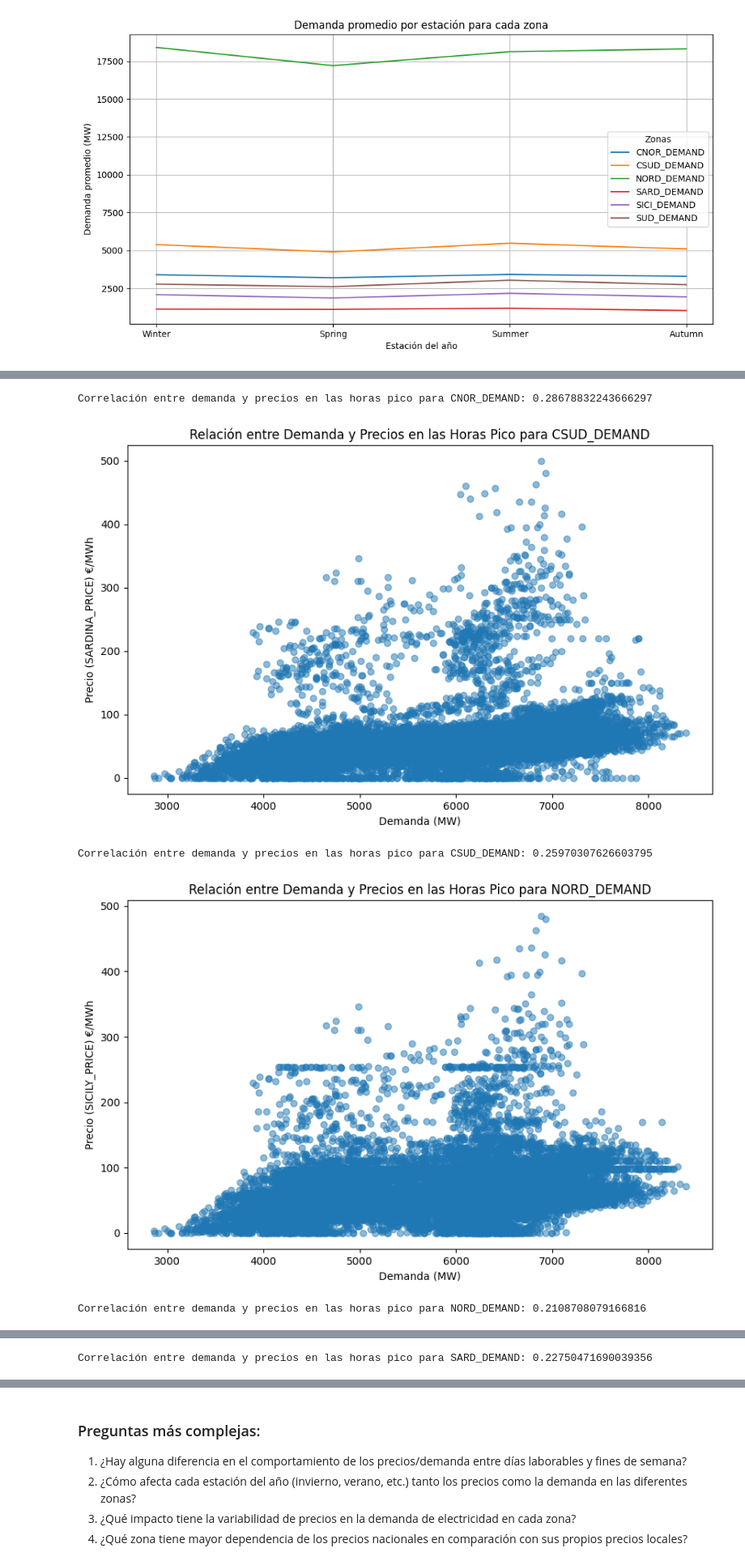
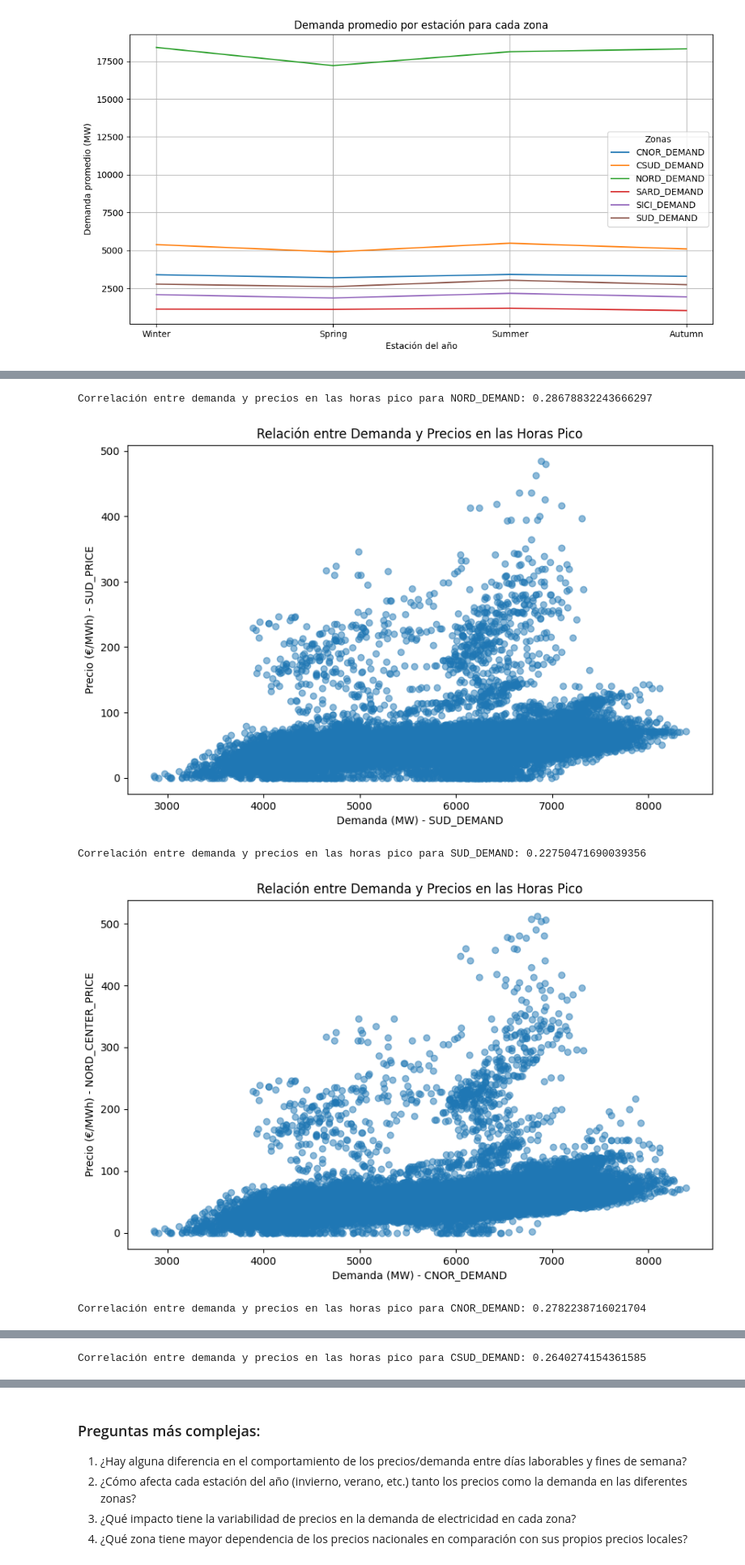
Before and after one commit to geobest7/datatone-escuela-musk-hackathon-datos-mercado-electrico-italiano, a Jupyter notebook: 2_DEMANDA_PRECIOS.ipynb, the cells around one changed output, grey strips where cells are left out. Shown at 81% size. Drawn from its saved outputs; the diff is of its cells as text; code cells hidden in the pictures.

```diff
--- a/2_DEMANDA_PRECIOS.ipynb
+++ b/2_DEMANDA_PRECIOS.ipynb
@@ -18,6 +18,7 @@ import seaborn as sns
 # vamos a cargar el nuevo dataframe cargado en el csv DEMANDA_PRECIOS.csv
 
 df = pd.read_csv('datasets_limpiados/DEMANDA_PRECIOS.csv')
+df['DATE'] = pd.to_datetime(df['DATE'], errors='coerce')
 print(df.info())
 print(df.head())
 # %% [output]
@@ -696,15 +639,27 @@ Passing `palette` without assigning `hue` is deprecated and will be removed in v
 # %%
 # PREGUNTA 1 ¿Los picos de precios coinciden con los picos de demanda?
 
+# Crear un diccionario que mapea cada zona de demanda con la zona de precio correspondiente
+zonas_correspondientes = {
+    "NORD_DEMAND": "NORD_PRICE",
+    "SUD_DEMAND": "SUD_PRICE",
+    "CNOR_DEMAND": "NORD_CENTER_PRICE",
+    "CSUD_DEMAND": "SUD_CENTER_PRICE",
+    "SARD_DEMAND": "SARDINA_PRICE",
+    "SICI_DEMAND": "SICILY_PRICE"
+}
+
 # Crear una figura y subgráficas
-fig, axes = plt.subplots(nrows=len(zonas_demanda), ncols=1, figsize=(10, 5 * len(zonas_demanda)))
+fig, axes = plt.subplots(nrows=len(zonas_correspondientes), ncols=1, figsize=(10, 5 * len(zonas_correspondientes)))
 
 # Asegurarse de que 'axes' es una lista, incluso si hay solo un gráfico
-if len(zonas_demanda) == 1:
+if len(zonas_correspondientes) == 1:
     axes = [axes]
 
 # Iterar sobre las zonas para crear los gráficos
-for i, (zona_demanda, zona_precio) in enumerate(zip(zonas_demanda, zonas_precio)):
+for i, zona_demanda in enumerate(zonas_correspondientes.keys()):
+    zona_precio = zonas_correspondientes[zona_demanda]  # Obtener la zona de precio correspondiente
+
     # Calcular la media por año para cada zona de demanda y precios
     demanda_media_anual = df.groupby('YEAR')[zona_demanda].mean()
     precio_media_anual = df.groupby('YEAR')[zona_precio].mean()
@@ -803,7 +724,7 @@ plt.show()
 df['DEMAND'] = df[zonas_demanda].mean(axis=1)  # Promedio de demanda por fila
 
 # Calcular la demanda promedio para cada 'TIME_OF_DAY'
-promedio_demanda = df.groupby('TIME_OF_DAY')['DEMAND'].mean()
+promedio_demanda = df.groupby('TIME_OF_DAY', observed=True)['DEMAND'].mean()
 
 # Encontrar el período con la mayor demanda promedio
 hora_pico = promedio_demanda.idxmax()
@@ -811,24 +732,22 @@ hora_pico = promedio_demanda.idxmax()
 # Filtrar los datos para las horas pico
 picos = df[df['TIME_OF_DAY'] == hora_pico]
 
-#  Graficar la relación entre demanda y precios por cada zona
-for zona_demanda, zona_precio in zip(zonas_demanda, zonas_precio):
-    # Filtrar la demanda y precios para la zona
-    demanda = df[zona_demanda]
-    precios = df[zona_precio]
+# Graficar la relación entre demanda y precios por cada zona durante las horas pico
+for zona_demanda in zonas_correspondientes.keys():
+    zona_precio = zonas_correspondientes[zona_demanda]  # Obtener la zona de precio correspondiente
 
-    # Filtrar los datos para las horas pico de esa zona
-    picos_zona = picos[['DEMAND', zona_precio]]  # Para cada zona de precios
+    # Filtrar los datos de la demanda y precios para la zona durante las horas pico
+    picos_zona = picos[['DEMAND', zona_precio]]  # Datos de demanda y precio en las horas pico
 
-    # Graficar la relación entre la demanda y los precios durante las horas pico
+    # Graficar la relación entre demanda y precios durante las horas pico
     plt.figure(figsize=(10, 6))
     plt.scatter(picos_zona['DEMAND'], picos_zona[zona_precio], alpha=0.5)
-    plt.title(f'Relación entre Demanda y Precios en las Horas Pico para {zona_demanda}')
-    plt.xlabel('Demanda (MW)')
-    plt.ylabel(f'Precio ({zona_precio}) €/MWh')
+    plt.title(f'Relación entre Demanda y Precios en las Horas Pico')
+    plt.xlabel(f'Demanda (MW) - {zona_demanda}')
+    plt.ylabel(f'Precio (€/MWh) - {zona_precio}')
     plt.show()
 
-    #  Calcular la correlación entre demanda y precios durante las horas pico
+    # Calcular la correlación entre demanda y precios durante las horas pico para cada zona
     correlacion = picos_zona['DEMAND'].corr(picos_zona[zona_precio])
     print(f'Correlación entre demanda y precios en las horas pico para {zona_demanda}: {correlacion}')
 # %% [output]
@@ -836,5 +755,5 @@ for zona_demanda, zona_precio in zip(zonas_demanda, zonas_precio):
-Correlación entre demanda y precios en las horas pico para CNOR_DEMAND: 0.28678832243666297
+Correlación entre demanda y precios en las horas pico para NORD_DEMAND: 0.28678832243666297
-[figure, old version]
+[figure, new version]
-Correlación entre demanda y precios en las horas pico para CSUD_DEMAND: 0.25970307626603795
+Correlación entre demanda y precios en las horas pico para SUD_DEMAND: 0.22750471690039356
-[figure, old version]
+[figure, new version]
-Correlación entre demanda y precios en las horas pico para NORD_DEMAND: 0.2108708079166816
+Correlación entre demanda y precios en las horas pico para CNOR_DEMAND: 0.2782238716021704
@@ -842 +761 @@ Correlación entre demanda y precios en las horas pico para NORD_DEMAND: 0.21087
-Correlación entre demanda y precios en las horas pico para SARD_DEMAND: 0.22750471690039356
+Correlación entre demanda y precios en las horas pico para CSUD_DEMAND: 0.2640274154361585
```
Also changed, not shown: parts of 27 cells of this notebook, 14 other files.
